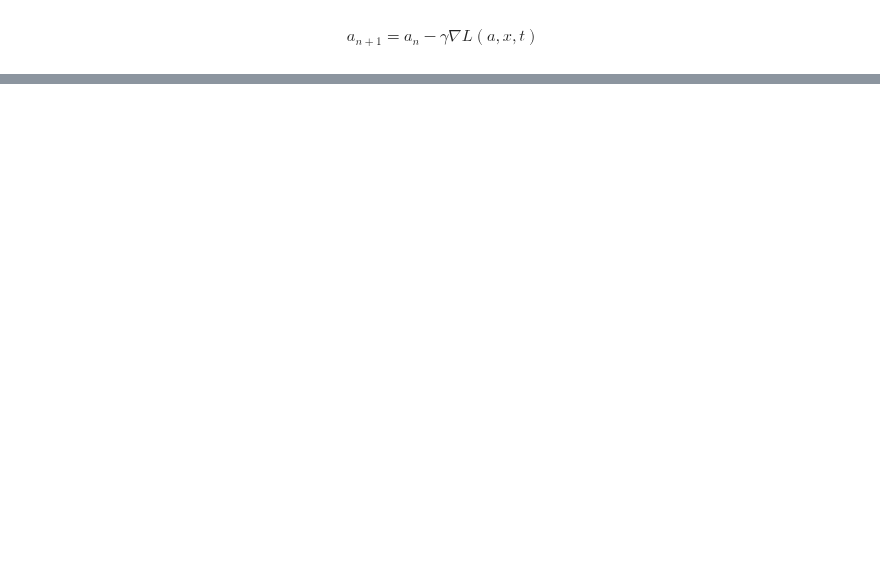
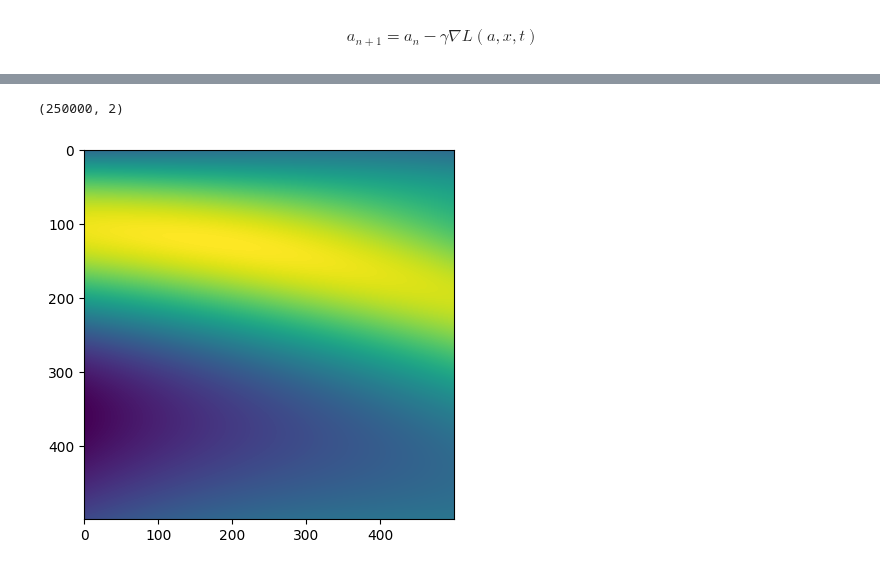
Before and after one commit to Songtech-0912/NN-DE-solvers, a Jupyter notebook: wave-equation.ipynb, the cells around one changed output, grey strips where cells are left out. Saved outputs shown, nothing was run; the diff lists cells and outputs as text; code cells hidden in the pictures; blank space fills up the shorter version.

```diff
--- a/wave-equation.ipynb
+++ b/wave-equation.ipynb
@@ -147,0 +245,13 @@ plt.show()
+# %%
+grid = cart_prod(x, t)
+# %%
+grid.shape
+# %% [output]
+(250000, 2)
+# %%
+approximations = model_vect(params, grid[:, 0:1], grid[:, 1:2]).reshape((samples, samples))
+# %%
+plt.imshow(approximations)
+plt.show()
+# %% [output]
+[figure, added]
```
Also changed, not shown: parts of 43 cells of this notebook.
